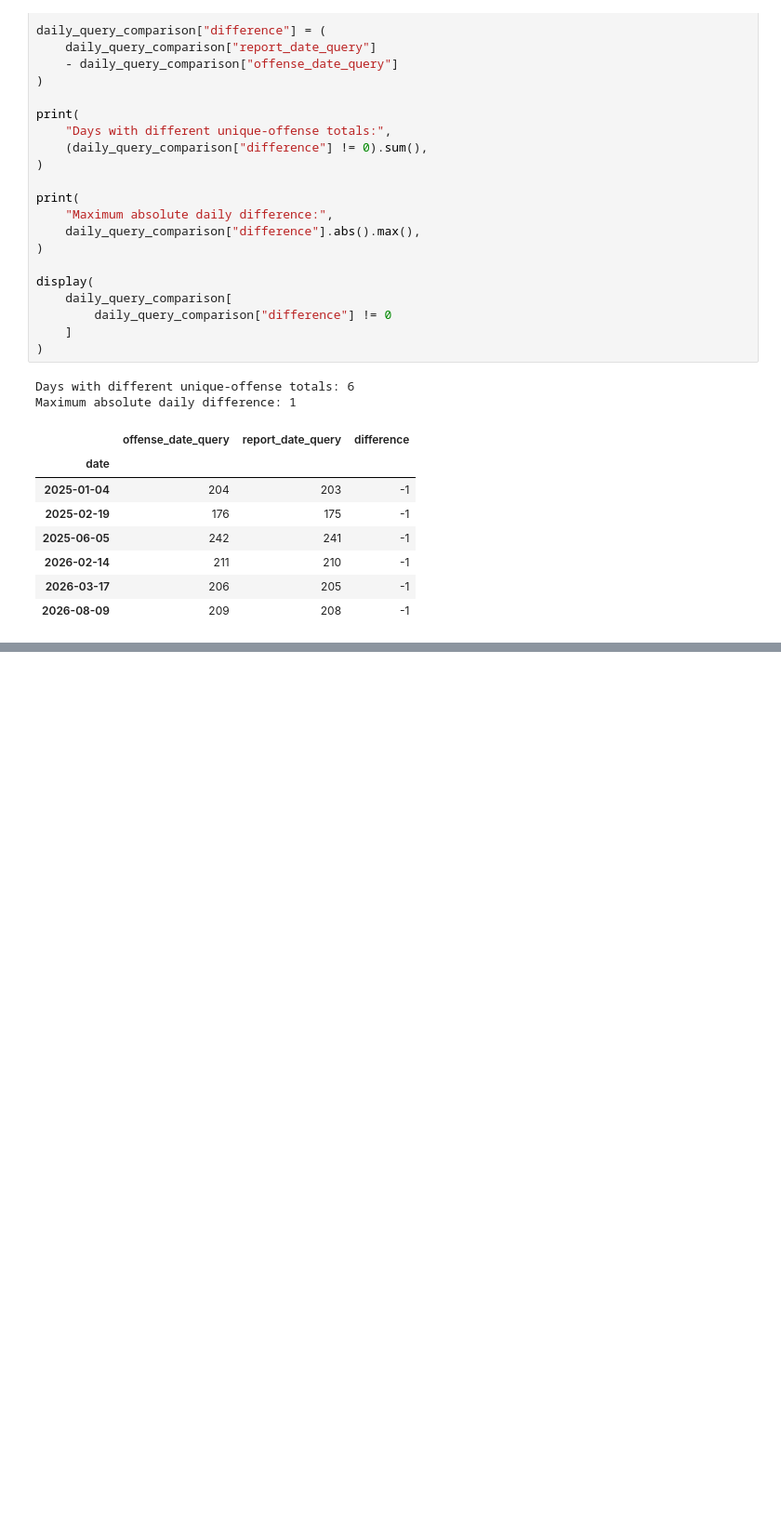
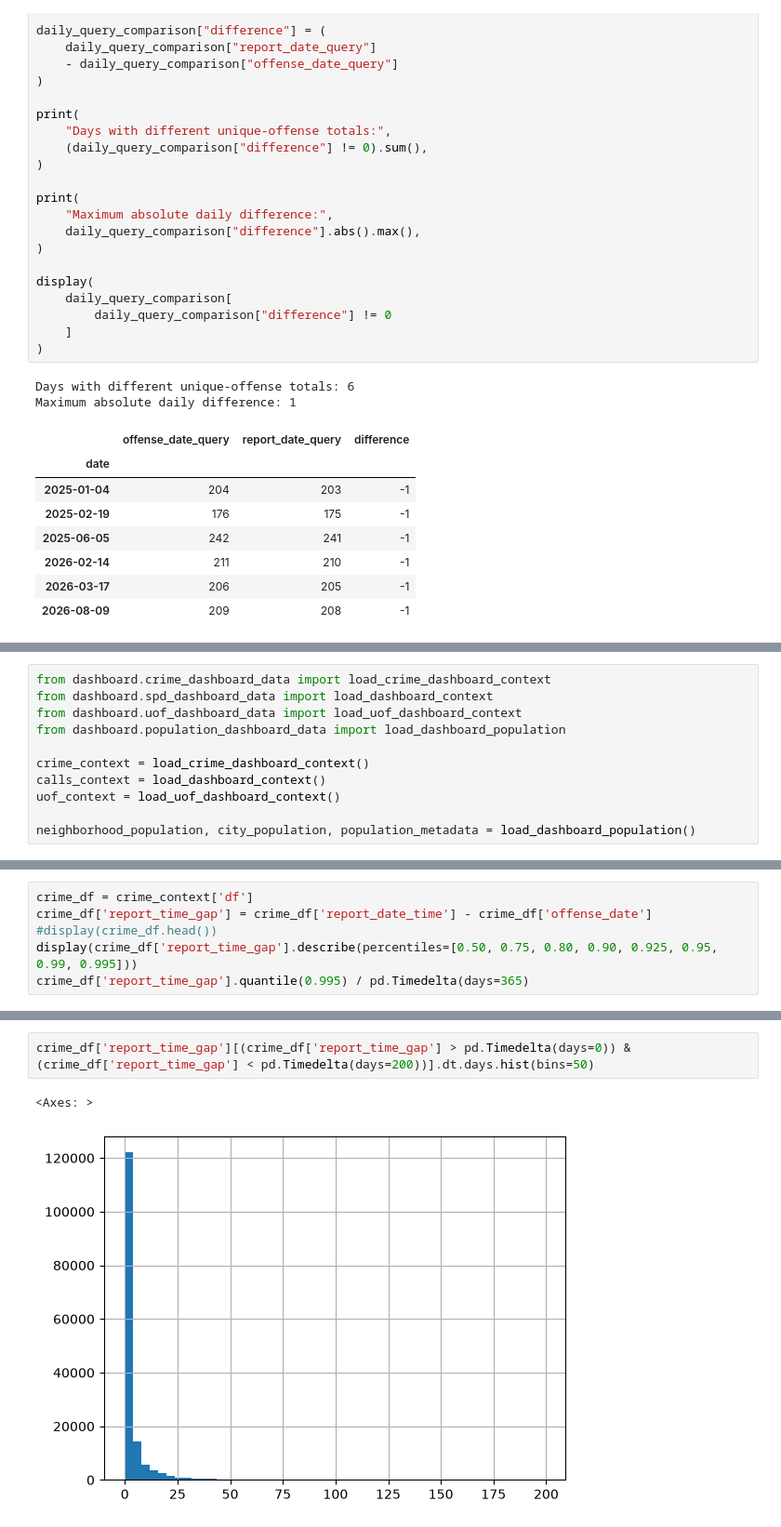
Before and after one commit to benji-carr/Seattle-Area-Public-Safety-Dashboard, a Jupyter notebook: notebooks/QA_data_pipeline.ipynb, the cells around one changed output, grey strips where cells are left out. Shown at 93% size. Drawn from its saved outputs; the diff is of its cells as text; blank space fills up the shorter version.

```diff
--- a/notebooks/QA_data_pipeline.ipynb
+++ b/notebooks/QA_data_pipeline.ipynb
@@ -925,0 +963,11 @@ Maximum absolute daily difference: 1
+# %%
+from dashboard.crime_dashboard_data import load_crime_dashboard_context
+from dashboard.spd_dashboard_data import load_dashboard_context
+from dashboard.uof_dashboard_data import load_uof_dashboard_context
+from dashboard.population_dashboard_data import load_dashboard_population
+
+crime_context = load_crime_dashboard_context()
+calls_context = load_dashboard_context()
+uof_context = load_uof_dashboard_context()
+
+neighborhood_population, city_population, population_metadata = load_dashboard_population()
@@ -925,0 +978,6 @@ Maximum absolute daily difference: 1
+# %%
+crime_df = crime_context['df']
+crime_df['report_time_gap'] = crime_df['report_date_time'] - crime_df['offense_date']
+#display(crime_df.head())
+display(crime_df['report_time_gap'].describe(percentiles=[0.50, 0.75, 0.80, 0.90, 0.925, 0.95, 0.99, 0.995]))
+crime_df['report_time_gap'].quantile(0.995) / pd.Timedelta(days=365)
@@ -925,0 +1000,5 @@ Maximum absolute daily difference: 1
+# %%
+crime_df['report_time_gap'][(crime_df['report_time_gap'] > pd.Timedelta(days=0)) & (crime_df['report_time_gap'] < pd.Timedelta(days=200))].dt.days.hist(bins=50)
+# %% [output]
+<Axes: >
+[figure, added]
```
Also changed, not shown: parts of 11 cells of this notebook, 4 other files.
